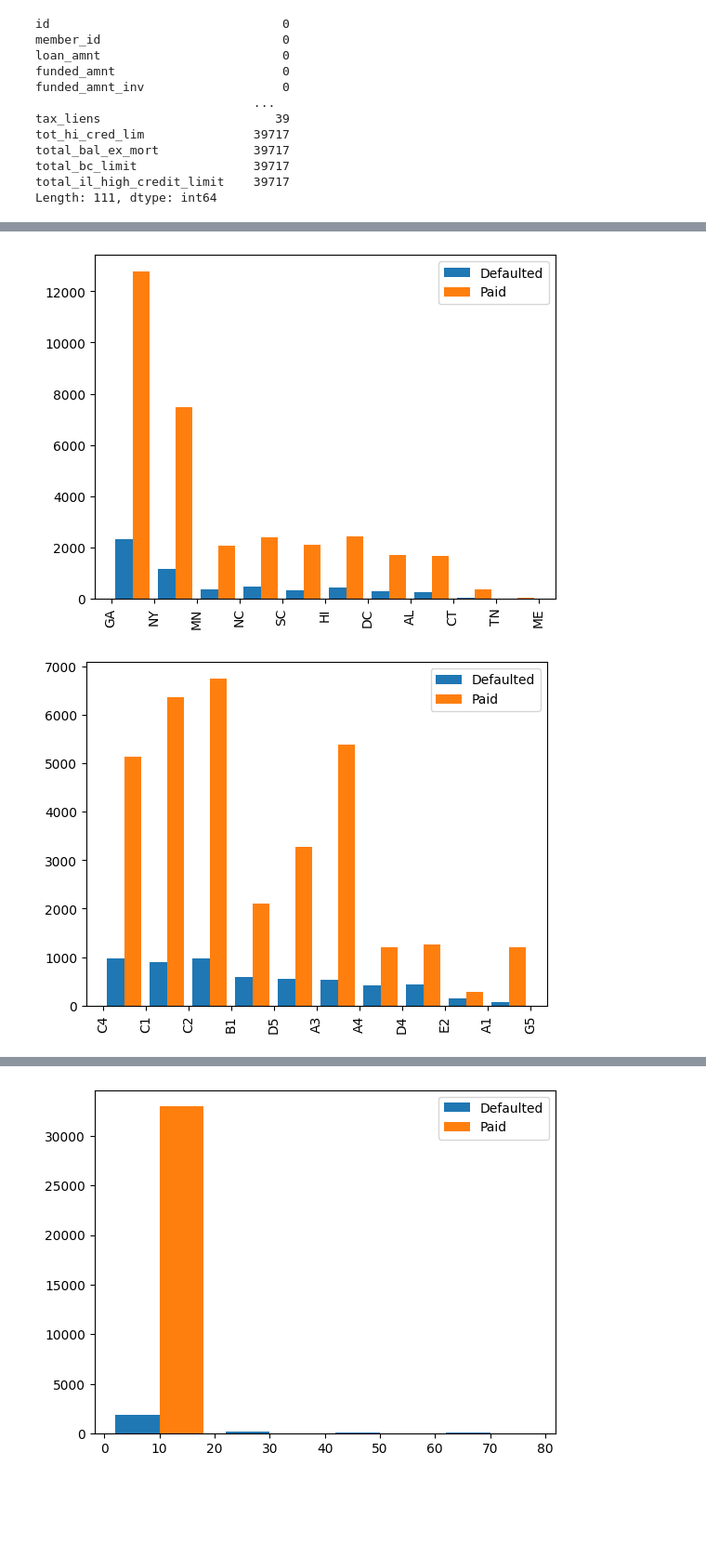
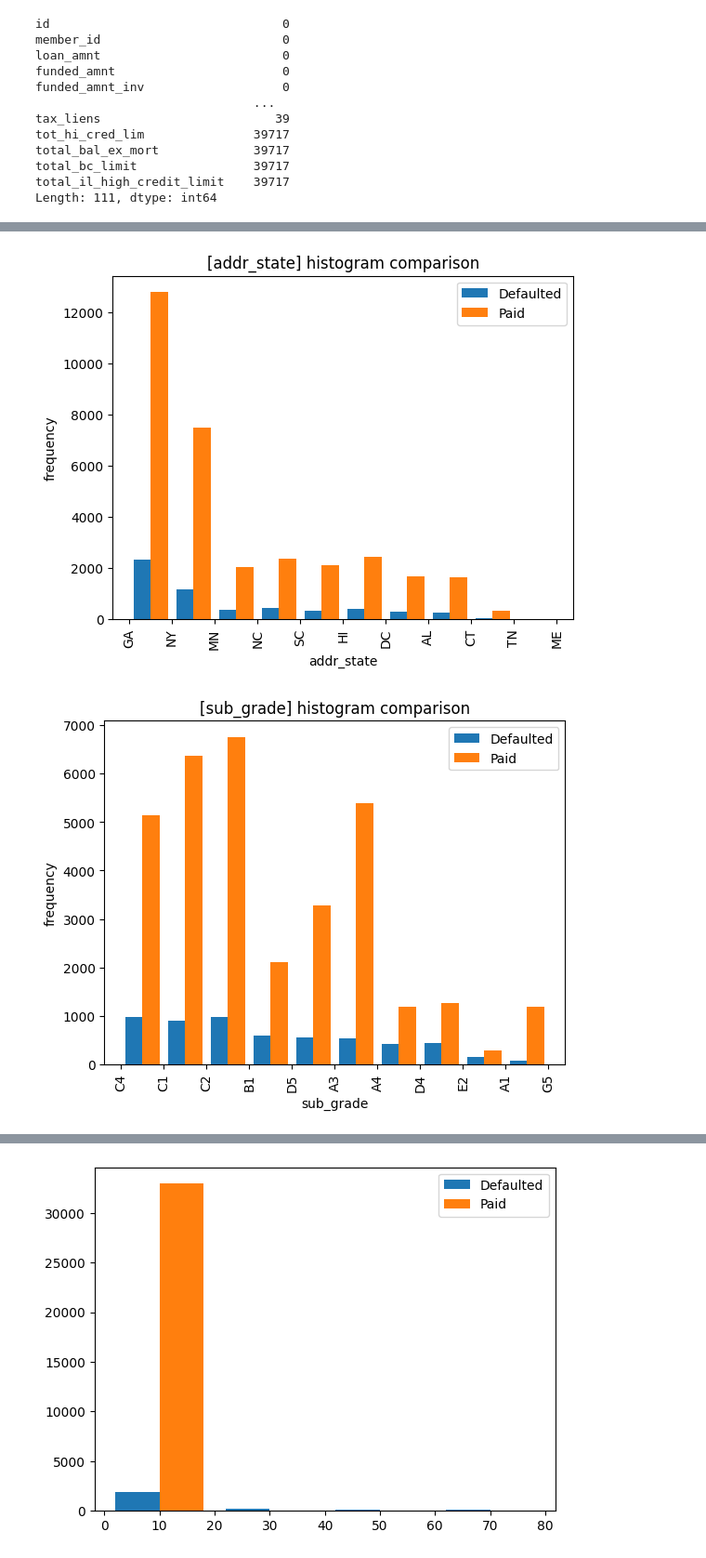
Before and after one commit to santoshmahto7/LendingClubCase, a Jupyter notebook: loan_santosh_1.ipynb, the cells around one changed output, grey strips where cells are left out. Shown at 93% size. Saved outputs shown, nothing was run; the diff lists cells and outputs as text; code cells hidden in the pictures; blank space fills up the shorter version.

```diff
--- a/loan_santosh_1.ipynb
+++ b/loan_santosh_1.ipynb
@@ -7,5 +8,5 @@ import pandas as pd
 # %%
-loan = pd.read_csv("/home/santo/Documents/upgrad_PG/loan.csv", dtype={"next_pymnt_d" : str})
+loan = pd.read_csv("loan.csv", dtype={"next_pymnt_d" : str})
 loan.shape
 loan.isnull().sum()
 # %% [output]
@@ -32,5 +34 @@ df.isnull().sum()
 df1 = df.dropna(how="all")
-# %%
-df1.isnull().sum(axis=0)
-df1["int_rate"] = loan["int_rate"]
-df1["int_rate"]
@@ -50,4 +35,4 @@ Name: int_rate, Length: 39717, dtype: object
 # %%
-df1["collections_12_mths_ex_med"].value_counts()
+# Drop columns having single value
 df1=df1.drop(["collections_12_mths_ex_med"], axis=1)
-df1.columns
+df1 = df1.drop(columns=["application_type", "chargeoff_within_12_mths", "acc_now_delinq", "delinq_amnt", "tax_liens", "policy_code"])
@@ -161,19 +155,29 @@ plt.show()
 # %%
+#Compare addr_state using hist graph across each of "defaulted", "Paid", "Current"
+
 x = df_c["addr_state"].astype(str)
 y = df_p["addr_state"].astype(str)
 o1,o2,o3 = plt.hist([x, y], label=['Defaulted', 'Paid'])
 plt.legend(loc='upper right')
 plt.xticks(o2, rotation=90)
+plt.title('[addr_state] histogram comparison')
+plt.xlabel('addr_state')
+plt.ylabel('frequency')
 plt.show()
 # %% [output]
-[figure, old version]
+[figure, new version]
 # %%
+#Compare sub_grade variation using hist graph across each of "defaulted", "Paid", "Current"
+
 x = df_c["sub_grade"].astype(str)
 y = df_p["sub_grade"].astype(str)
 o1,o2,o3 = plt.hist([x, y], label=['Defaulted', 'Paid'])
 plt.legend(loc='upper right')
 plt.xticks(o2, rotation=90)
+plt.title('[sub_grade] histogram comparison')
+plt.xlabel('sub_grade')
+plt.ylabel('frequency')
 plt.show()
 # %% [output]
-[figure, old version]
+[figure, new version]
 # %%
```
Also changed, not shown: parts of 56 cells of this notebook.
